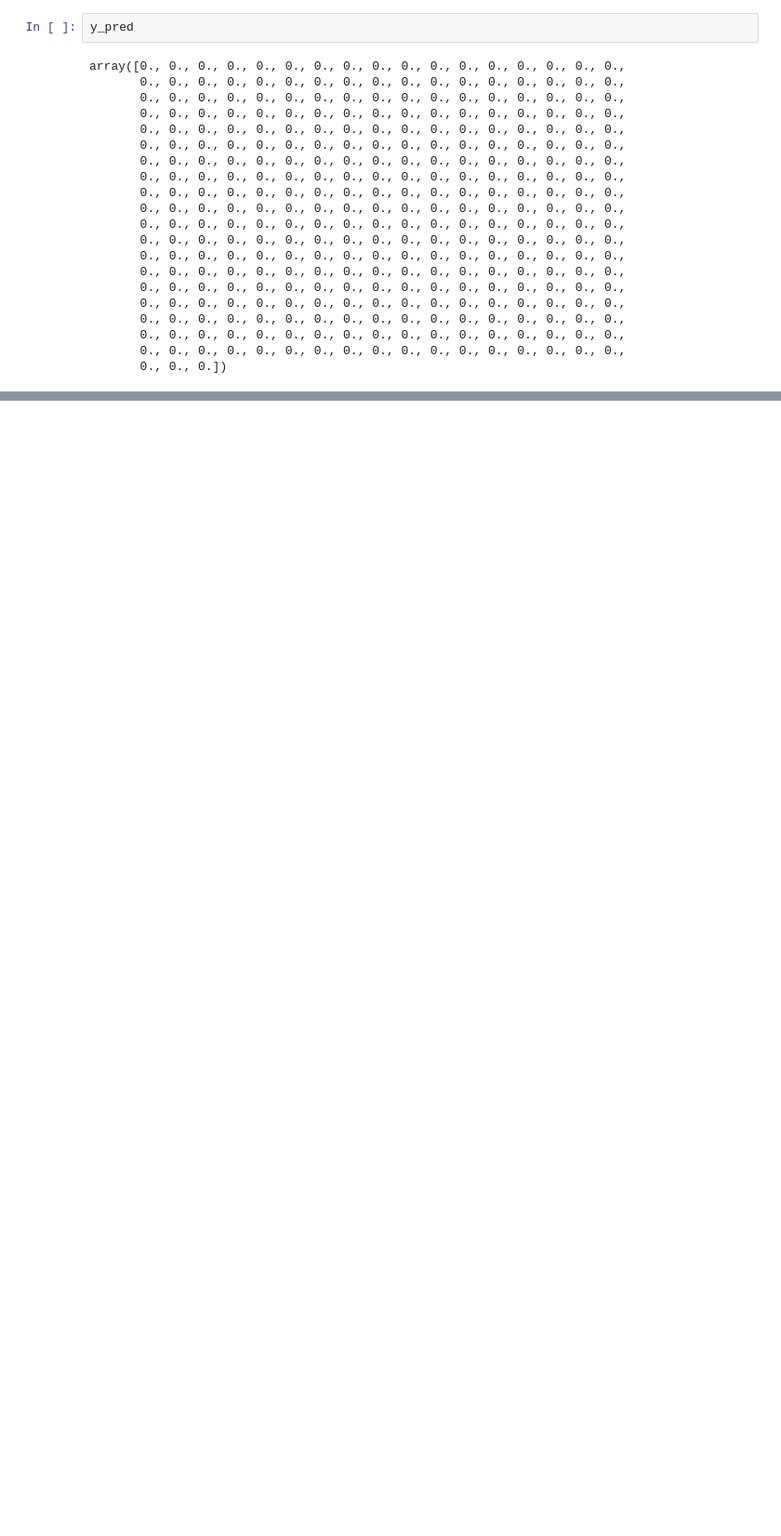
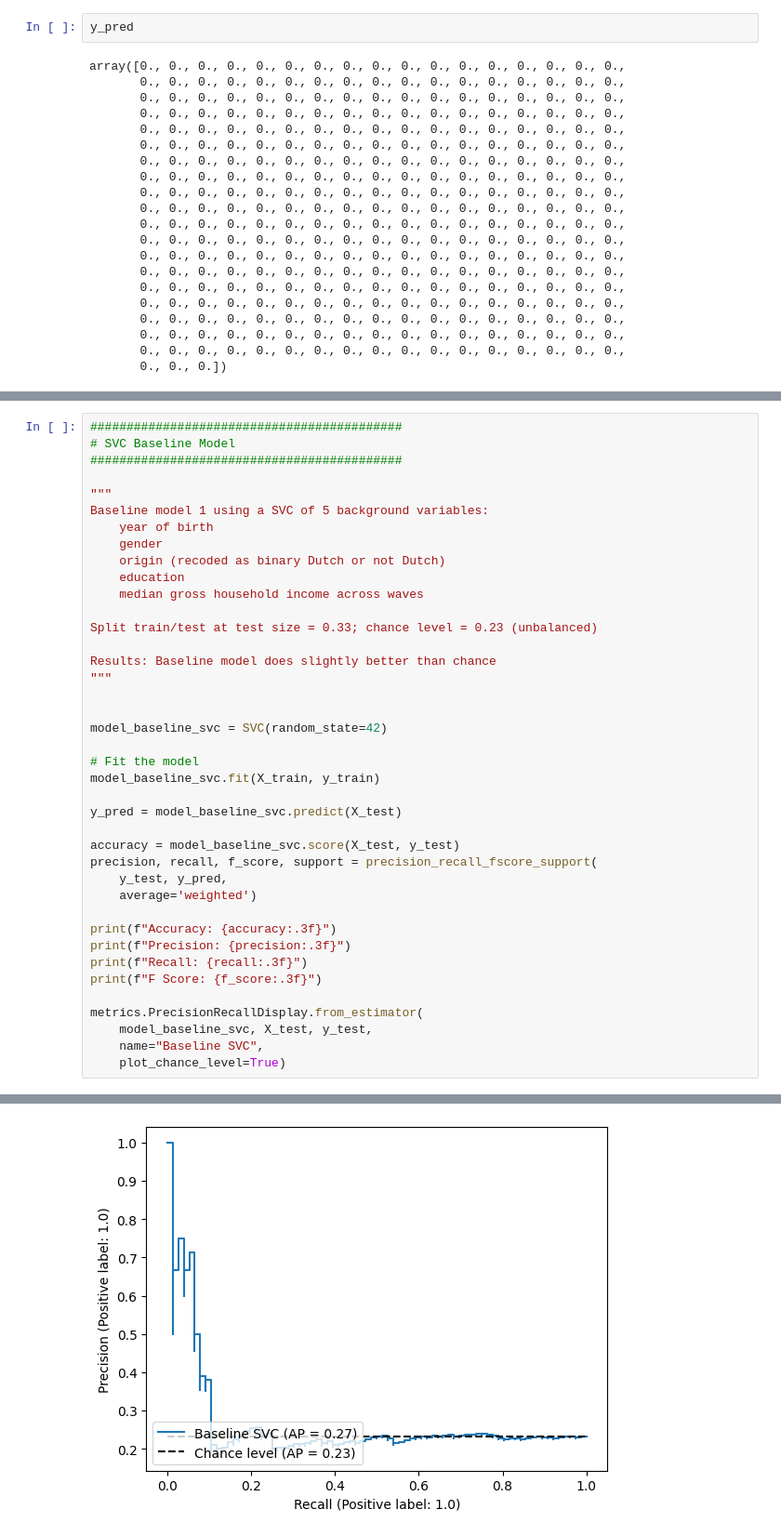
Before and after one commit to jamie-chiu/limits_555a2, a Jupyter notebook: final_assignment_meet.ipynb, the cells around one changed output, grey strips where cells are left out. Shown: that part at 93% size. Drawn from its saved outputs; the diff is of its cells as text; blank space fills up the shorter version.

```diff
--- a/final_assignment_meet.ipynb
+++ b/final_assignment_meet.ipynb
@@ -442,0 +535,41 @@ F Score: 0.605
+# %%
+###########################################
+# SVC Baseline Model
+###########################################
+
+"""
+Baseline model 1 using a SVC of 5 background variables:
+    year of birth
+    gender
+    origin (recoded as binary Dutch or not Dutch)
+    education
+    median gross household income across waves
+
+Split train/test at test size = 0.33; chance level = 0.23 (unbalanced)
+
+Results: Baseline model does slightly better than chance
+"""
+
+
+model_baseline_svc = SVC(random_state=42)
+
+# Fit the model
+model_baseline_svc.fit(X_train, y_train)
+
+y_pred = model_baseline_svc.predict(X_test)
+
+accuracy = model_baseline_svc.score(X_test, y_test)
+precision, recall, f_score, support = precision_recall_fscore_support(
+    y_test, y_pred,
+    average='weighted')
+
+print(f"Accuracy: {accuracy:.3f}")
+print(f"Precision: {precision:.3f}")
+print(f"Recall: {recall:.3f}")
+print(f"F Score: {f_score:.3f}")
+
+metrics.PrecisionRecallDisplay.from_estimator(
+    model_baseline_svc, X_test, y_test,
+    name="Baseline SVC",
+    plot_chance_level=True)
+# %% [output]
@@ -442,0 +581 @@ F Score: 0.605
+[figure, added]
```
Also changed, not shown: parts of 13 cells of this notebook, 2 other files.
